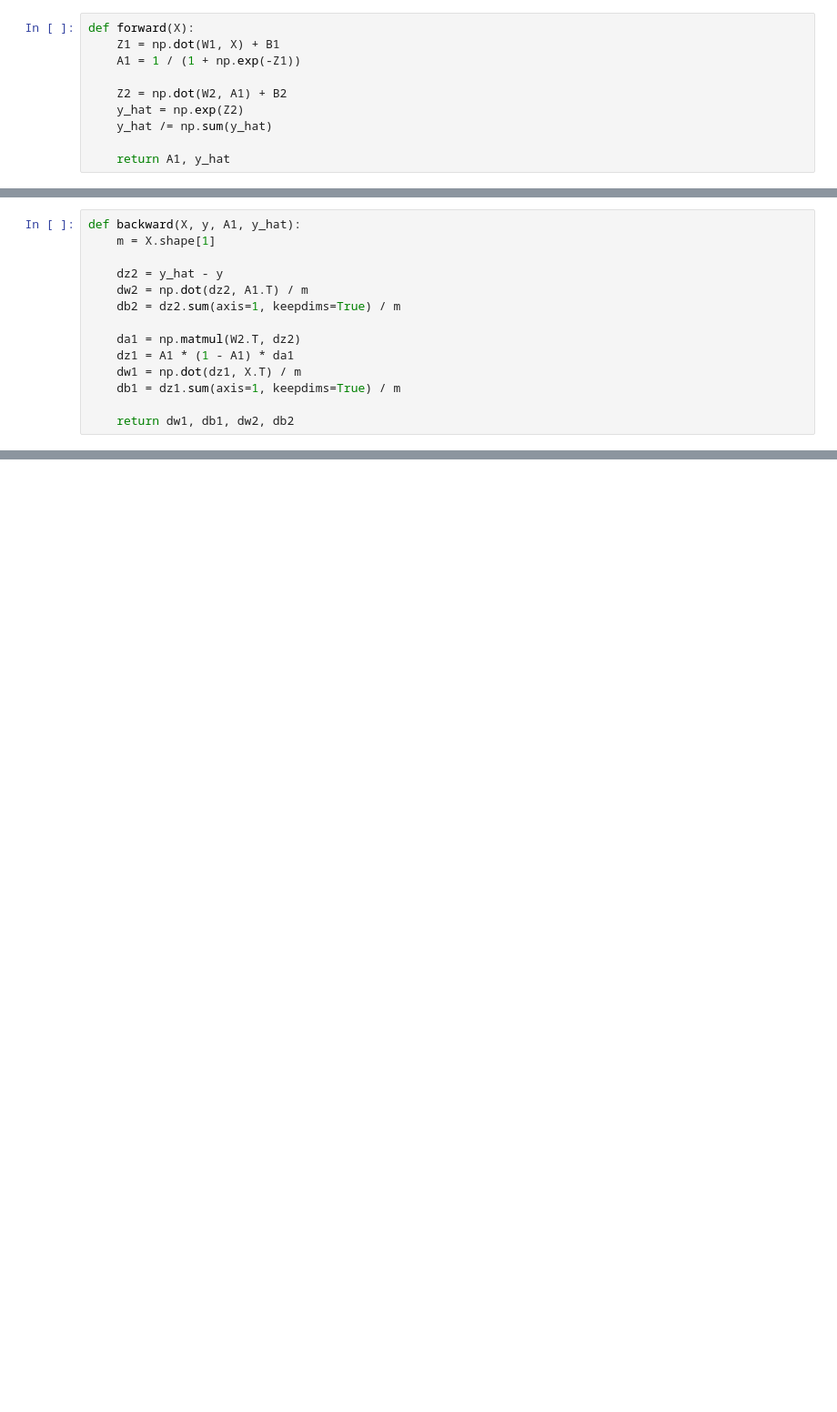
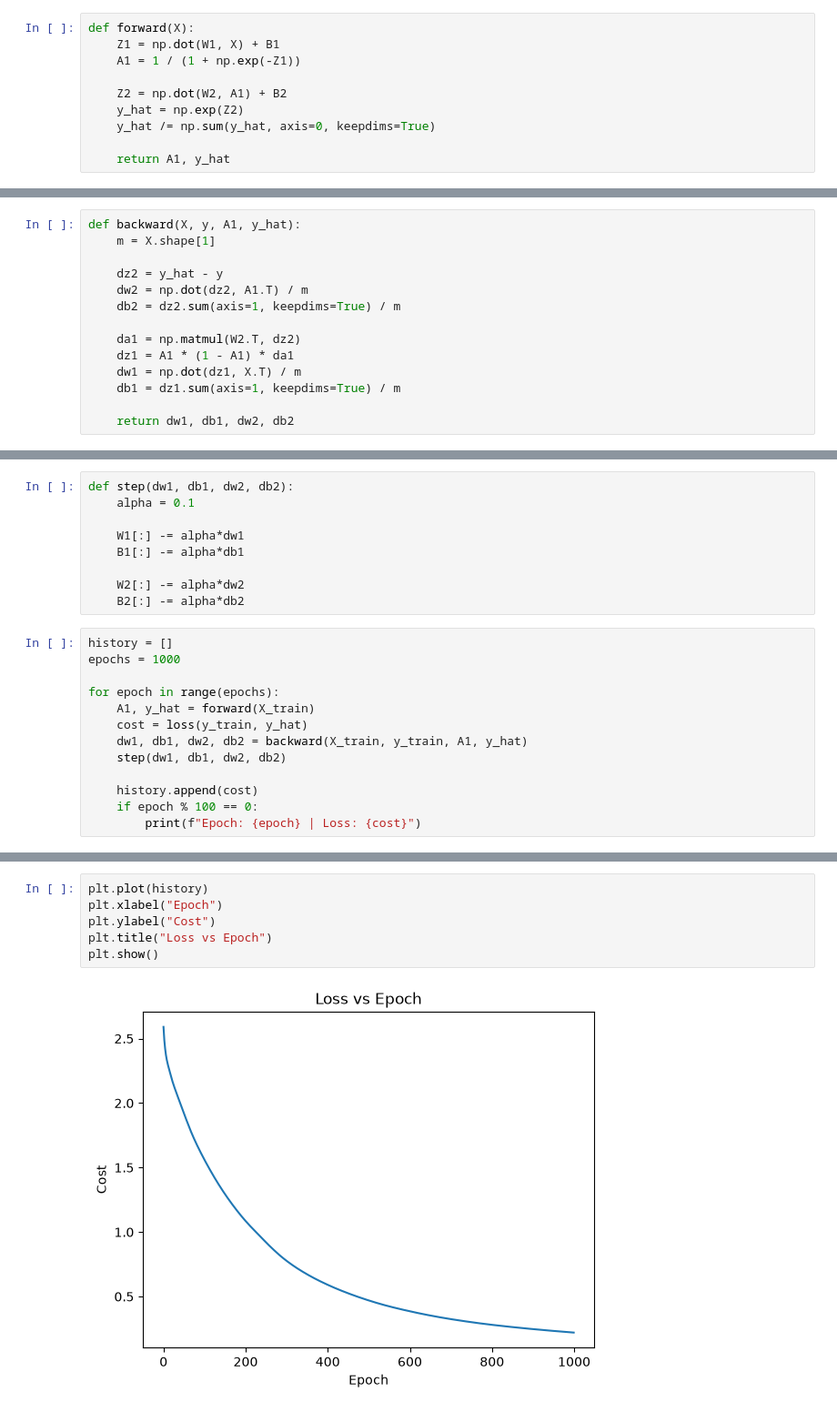
Before and after one commit to nveshaan/deep_learning, a Jupyter notebook: architectures/core/neural_network.ipynb, the cells around one changed output, grey strips where cells are left out. Shown at 91% size. Drawn from its saved outputs; the diff is of its cells as text; blank space fills up the shorter version.

```diff
--- a/architectures/core/neural_network.ipynb
+++ b/architectures/core/neural_network.ipynb
@@ -64,7 +64,7 @@ def forward(X):
 
     Z2 = np.dot(W2, A1) + B2
     y_hat = np.exp(Z2)
-    y_hat /= np.sum(y_hat)
+    y_hat /= np.sum(y_hat, axis=0, keepdims=True)
 
     return A1, y_hat
 # %% [markdown]
@@ -154,0 +173,22 @@ def backward(X, y, A1, y_hat):
+# %%
+def step(dw1, db1, dw2, db2):
+    alpha = 0.1
+
+    W1[:] -= alpha*dw1
+    B1[:] -= alpha*db1
+
+    W2[:] -= alpha*dw2
+    B2[:] -= alpha*db2
+# %%
+history = []
+epochs = 1000
+
+for epoch in range(epochs):
+    A1, y_hat = forward(X_train)
+    cost = loss(y_train, y_hat)
+    dw1, db1, dw2, db2 = backward(X_train, y_train, A1, y_hat)
+    step(dw1, db1, dw2, db2)
+
+    history.append(cost)
+    if epoch % 100 == 0:
+        print(f"Epoch: {epoch} | Loss: {cost}")
@@ -154,0 +206,8 @@ def backward(X, y, A1, y_hat):
+# %%
+plt.plot(history)
+plt.xlabel("Epoch")
+plt.ylabel("Cost")
+plt.title("Loss vs Epoch")
+plt.show()
+# %% [output]
+[figure, added]
```
Also changed, not shown: parts of 11 cells of this notebook, 1 other file.
